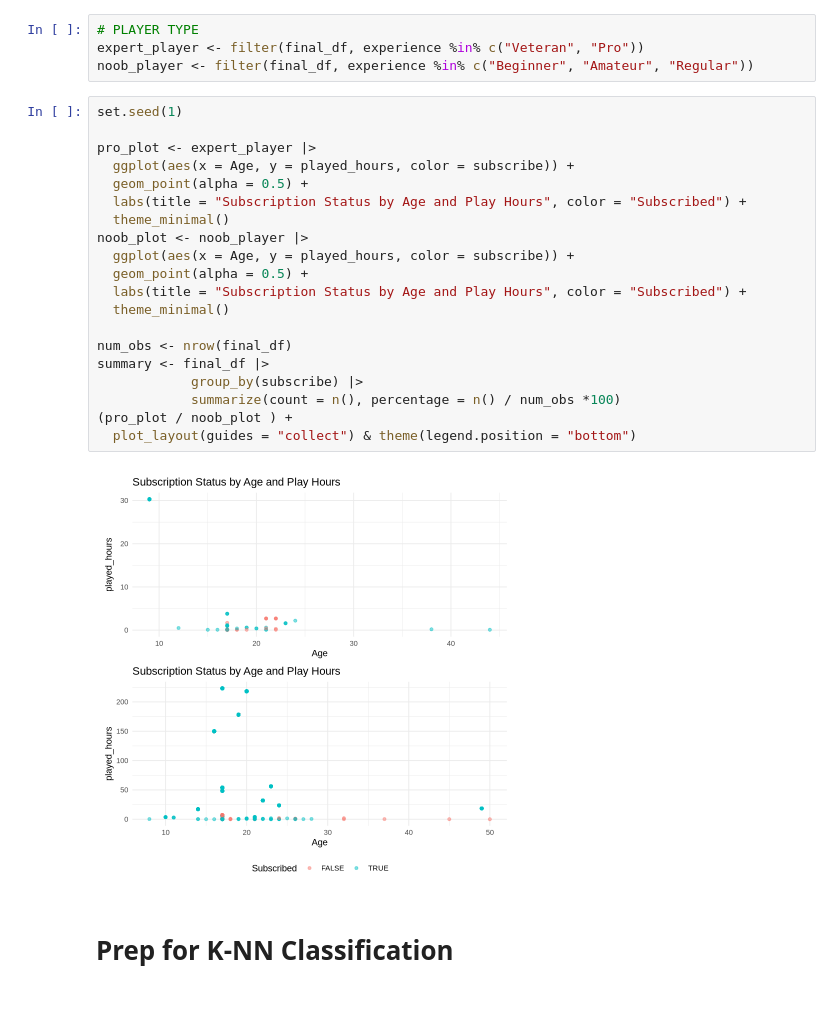
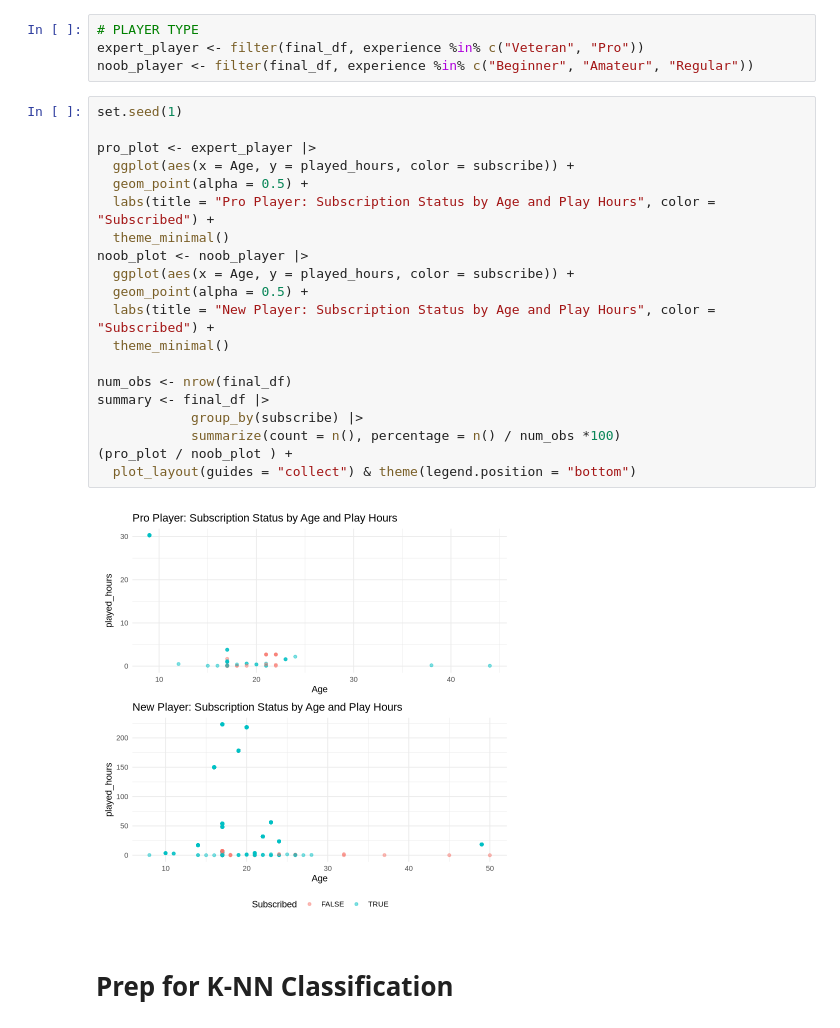
Before and after one commit to TwizzFishy/Minecraft-DSCI100-Project, a Jupyter notebook: R code/DataWrangle.ipynb, the cells around one changed output. Saved outputs shown, nothing was run; the diff lists cells and outputs as text.

```diff
--- a/R code/DataWrangle.ipynb
+++ b/R code/DataWrangle.ipynb
@@ -81,25 +81,25 @@ noob_player <- filter(final_df, experience %in% c("Beginner", "Amateur", "Regula
 # %%
 set.seed(1)
 
 pro_plot <- expert_player |>
   ggplot(aes(x = Age, y = played_hours, color = subscribe)) +
   geom_point(alpha = 0.5) +
-  labs(title = "Subscription Status by Age and Play Hours", color = "Subscribed") +
+  labs(title = "Pro Player: Subscription Status by Age and Play Hours", color = "Subscribed") +
   theme_minimal()
 noob_plot <- noob_player |>
   ggplot(aes(x = Age, y = played_hours, color = subscribe)) +
   geom_point(alpha = 0.5) +
-  labs(title = "Subscription Status by Age and Play Hours", color = "Subscribed") +
+  labs(title = "New Player: Subscription Status by Age and Play Hours", color = "Subscribed") +
   theme_minimal()
 
 num_obs <- nrow(final_df)
 summary <- final_df |>
             group_by(subscribe) |>
             summarize(count = n(), percentage = n() / num_obs *100)
 (pro_plot / noob_plot ) +
   plot_layout(guides = "collect") & theme(legend.position = "bottom")
 # %% [output]
-[figure, old version]
+[figure, new version]
 # %% [markdown]
 # Prep for K-NN Classification
 # %%
```
Also changed, not shown: 2 other files.
